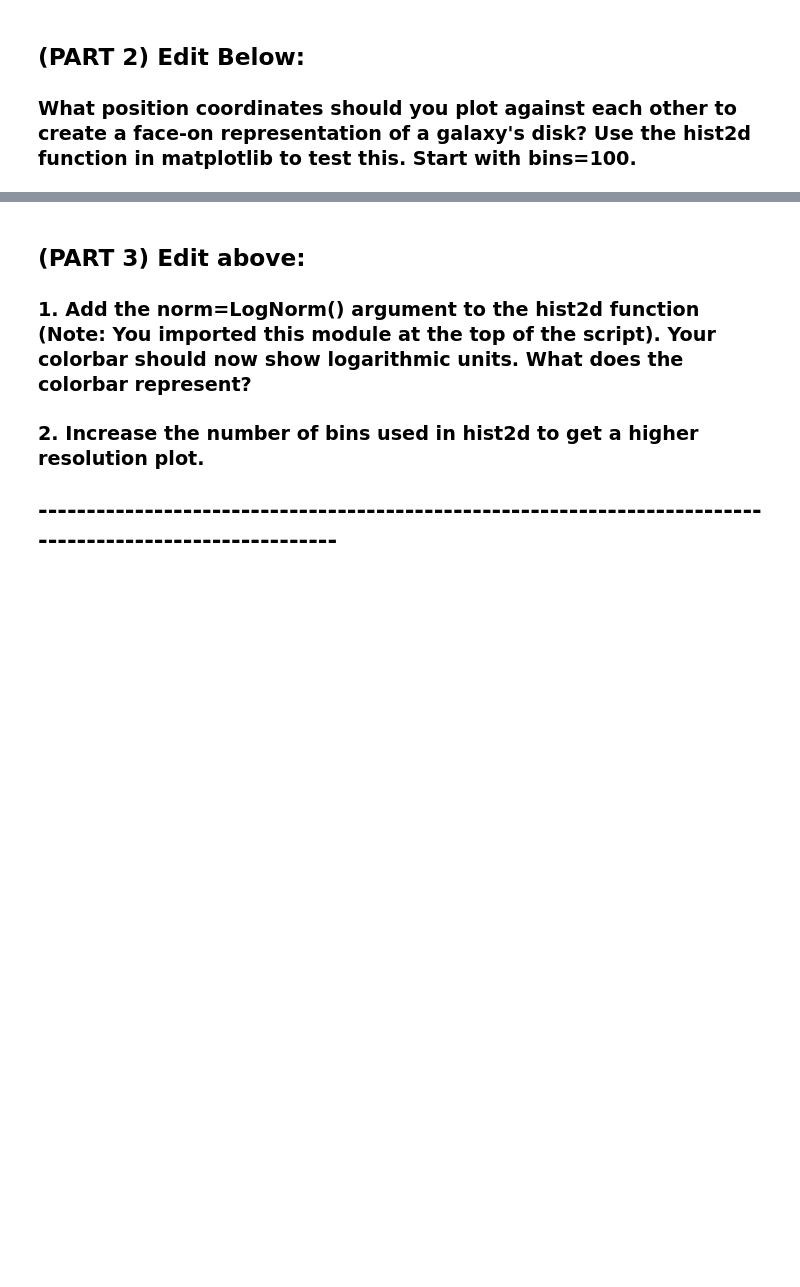
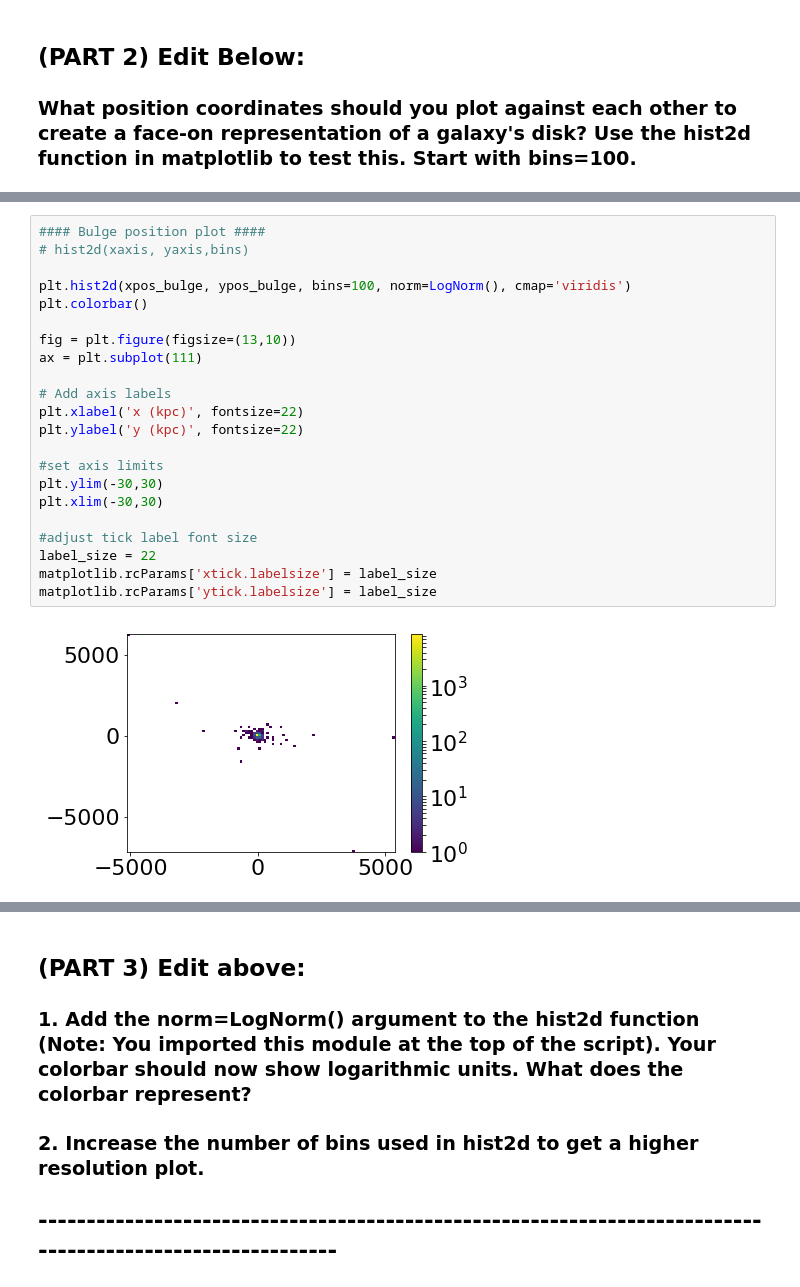
Before and after one commit to Ximena89/and_yet_it_moves, a Jupyter notebook: codigo/Plotting_Template.ipynb, the cells around one changed output, grey strips where cells are left out. Cells and saved outputs as stored; diff of their text form; blank space fills up the shorter version.

```diff
--- a/codigo/Plotting_Template.ipynb
+++ b/codigo/Plotting_Template.ipynb
@@ -92,0 +137,24 @@ plt.savefig("MWplot.eps", rasterized=True, dpi=350)
+# %%
+#### Bulge position plot ####
+# hist2d(xaxis, yaxis,bins)
+
+plt.hist2d(xpos_bulge, ypos_bulge, bins=100, norm=LogNorm(), cmap='viridis')
+plt.colorbar()
+
+fig = plt.figure(figsize=(13,10))
+ax = plt.subplot(111)
+
+# Add axis labels
+plt.xlabel('x (kpc)', fontsize=22)
+plt.ylabel('y (kpc)', fontsize=22)
+
+#set axis limits
+plt.ylim(-30,30)
+plt.xlim(-30,30)
+
+#adjust tick label font size
+label_size = 22
+matplotlib.rcParams['xtick.labelsize'] = label_size
+matplotlib.rcParams['ytick.labelsize'] = label_size
+# %% [output]
+[figure, added]
```
Also changed, not shown: parts of 8 cells of this notebook.
